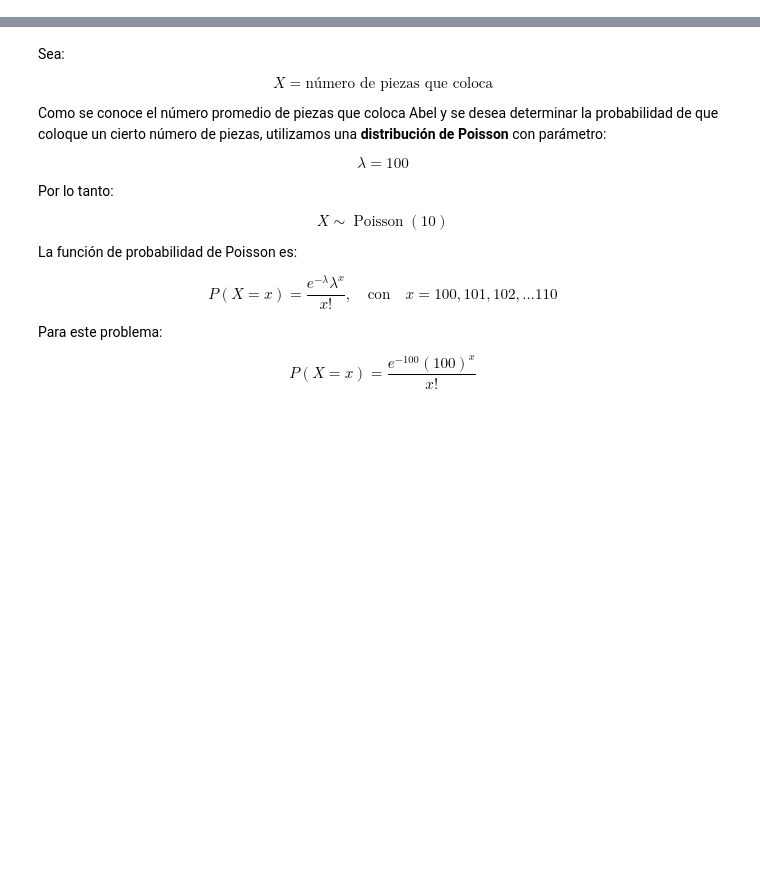
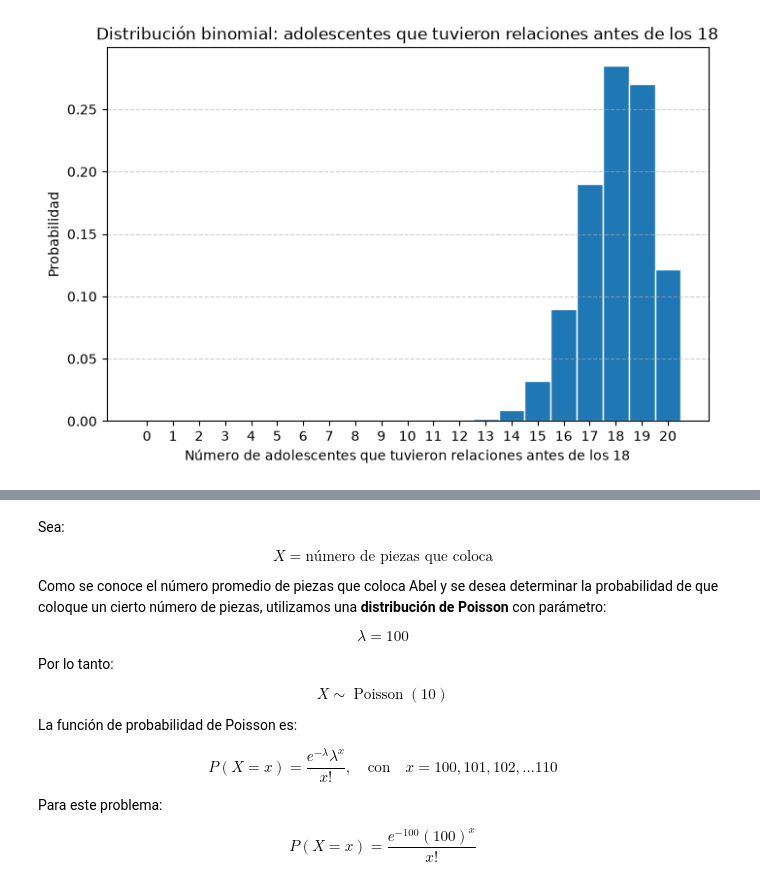
Before and after one commit to JavierProjects/colaboracion, a Jupyter notebook: notebooks/Ejercicios 10_y_17.ipynb, the cells around one changed output, grey strips where cells are left out. Cells and saved outputs as stored; diff of their text form; code cells hidden in the pictures; blank space fills up the shorter version.

Commit message:
Agregando notebooks de adolescentes y pasatiempos

```diff
--- a/notebooks/17_Pasatiempos.ipynb
+++ b/notebooks/Ejercicios 10_y_17.ipynb
@@ -0,0 +186,15 @@
+# %%
+# ==========================
+# Gráfica
+# ==========================
+
+plt.figure(figsize=(8, 5))
+plt.bar(x, probabilidades, width=1, edgecolor="w")
+
+plt.title("Distribución binomial: adolescentes que tuvieron relaciones antes de los 18")
+plt.xlabel("Número de adolescentes que tuvieron relaciones antes de los 18")
+plt.ylabel("Probabilidad")
+plt.xticks(x)
+plt.grid(axis="y", linestyle="--", alpha=0.6)
+# %% [output]
+[figure, added]
```
Also changed, not shown: parts of 11 cells of this notebook, 1 other file.
